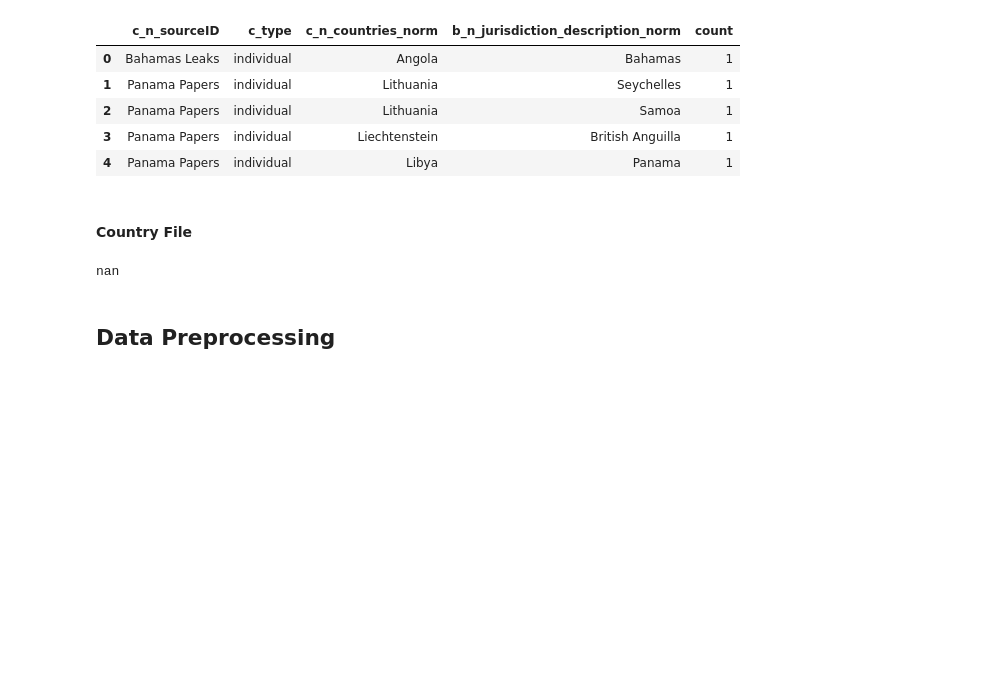
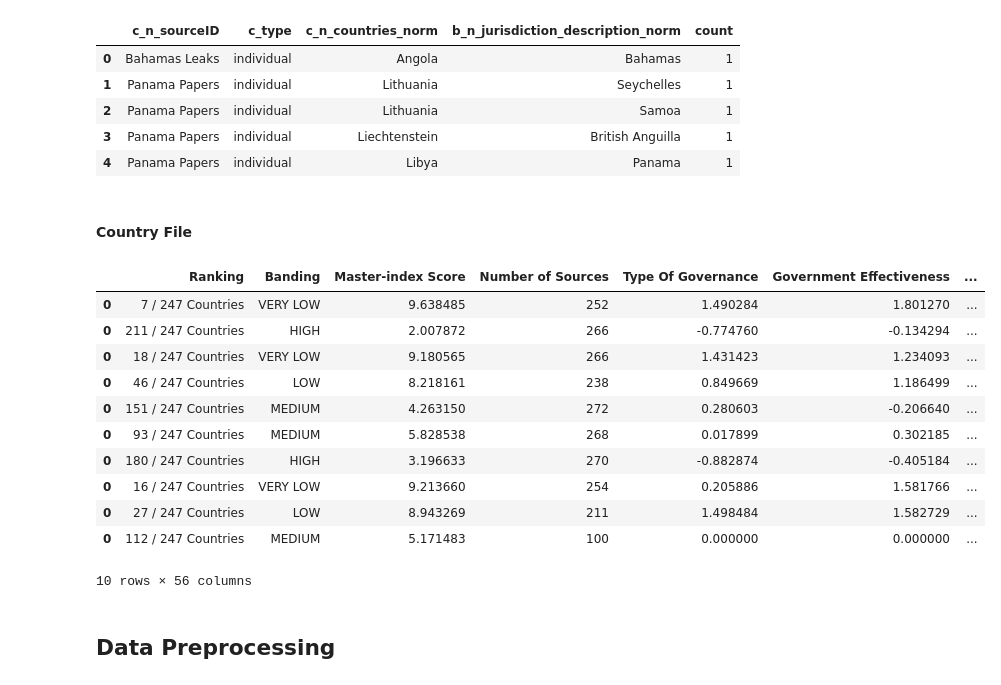
Before and after one commit to ZiaoChen/TR-Intern, a Jupyter notebook: Offshore Viz/Data Exploration.ipynb, the cells around one changed output. Drawn from its saved outputs; the diff is of its cells as text; code cells hidden in the pictures; blank space fills up the shorter version.

Commit message:
Format country file

```diff
--- a/Offshore Viz/Data Exploration.ipynb
+++ b/Offshore Viz/Data Exploration.ipynb
@@ -23,22 +23,46 @@ base_file.head()
 | 4 | Panama Papers | individual | Libya | Panama | 1 |
 # %% [markdown]
 #### Country File
-# %%
-directory = 'Data/'
-country_file = pd.DataFrame([])
-for filename in os.listdir(directory):
-    if 'csv' not in filename:
-        if country_file.empty:
-            country_file = pd.read_excel(os.path.join(directory, filename))
-        else:
-            country_file = pd.concat([country_file, pd.read_excel(os.path.join(directory, filename))], axis=0)
-    break
-
-country_file = country_file.drop(country_file.index[[0,1,2,7,8,9,10]])
-country_file.iloc[4,3]
-# country_file.columns = ['Attributes', 'Value']
-# %% [output]
-nan
+# %%
+def format_file(country_file):
+    country = country_file.iloc[1,0]
+    country_file = country_file.drop(country_file.index[[0,1,2,7,8,9,10]])
+    rest = pd.DataFrame([[country_file.iloc[1,3],country_file.iloc[1,4]],[country_file.iloc[2,3],country_file.iloc[2,4]],[country_file.iloc[3,3],country_file.iloc[3,4]]])
+    country_file.columns = [1,2,3,4,5,6]
+    country_file = country_file.drop([3,4,5,6], axis=1)
+    rest.columns=[1,2]
+    country_file = pd.concat([country_file, rest], axis=0)
+    country_file.columns = ['Attributes','Values']
+    country_file['Attributes'] = country_file['Attributes'].apply(lambda x: x.replace(':',""))
+    country_file = country_file.append(pd.DataFrame([['Country',country]], columns=country_file.columns))
+    country_dataframe = pd.DataFrame([list(country_file.iloc[:,1])],columns=list(country_file.iloc[:,0]))
+    return country_dataframe
+
+directory = 'Data/'
+country_file = pd.DataFrame([])
+for filename in os.listdir(directory):
+    if 'csv' not in filename:
+        if country_file.empty:
+            country_file = pd.read_excel(os.path.join(directory, filename))
+            country_file = format_file(country_file)
+        else:
+            country_file = pd.concat([country_file, format_file(pd.read_excel(os.path.join(directory, filename)))], axis=0)
+
+
+country_file
+# %% [output]
+|  | Ranking | Banding | Master-index Score | Number of Sources | Type Of Governance | Government Effectiveness | ... |
+| 0 | 7 / 247 Countries | VERY LOW | 9.638485 | 252 | 1.490284 | 1.801270 | ... |
+| 0 | 211 / 247 Countries | HIGH | 2.007872 | 266 | -0.774760 | -0.134294 | ... |
+| 0 | 18 / 247 Countries | VERY LOW | 9.180565 | 266 | 1.431423 | 1.234093 | ... |
+| 0 | 46 / 247 Countries | LOW | 8.218161 | 238 | 0.849669 | 1.186499 | ... |
+| 0 | 151 / 247 Countries | MEDIUM | 4.263150 | 272 | 0.280603 | -0.206640 | ... |
+| 0 | 93 / 247 Countries | MEDIUM | 5.828538 | 268 | 0.017899 | 0.302185 | ... |
+| 0 | 180 / 247 Countries | HIGH | 3.196633 | 270 | -0.882874 | -0.405184 | ... |
+| 0 | 16 / 247 Countries | VERY LOW | 9.213660 | 254 | 0.205886 | 1.581766 | ... |
+| 0 | 27 / 247 Countries | LOW | 8.943269 | 211 | 1.498484 | 1.582729 | ... |
+| 0 | 112 / 247 Countries | MEDIUM | 5.171483 | 100 | 0.000000 | 0.000000 | ... |
+10 rows × 56 columns
 # %% [markdown]
 ## Data Preprocessing
 # %% [markdown]
```
Also changed, not shown: 2 other files.
